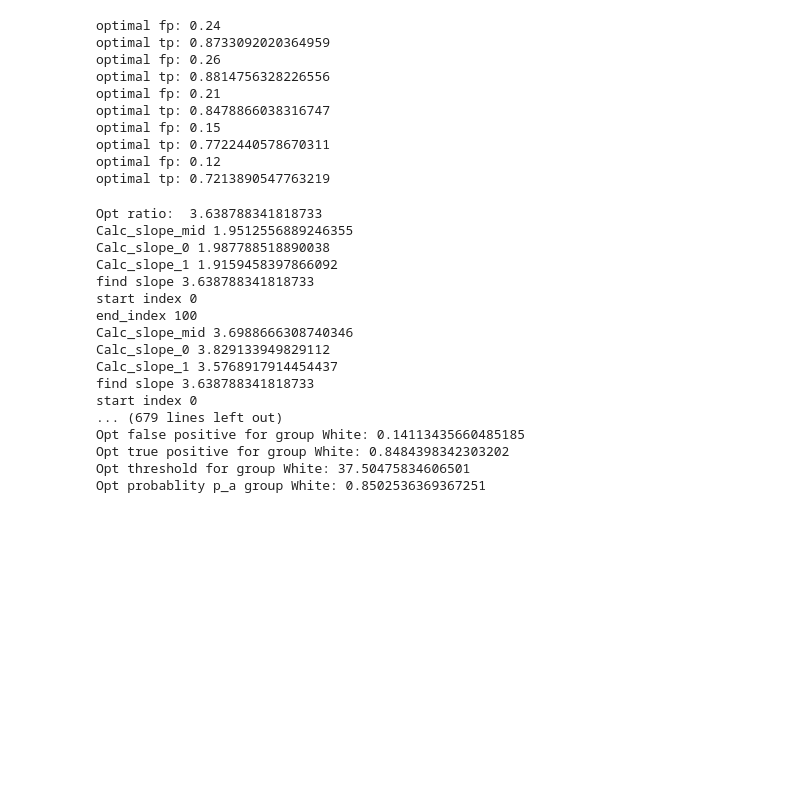
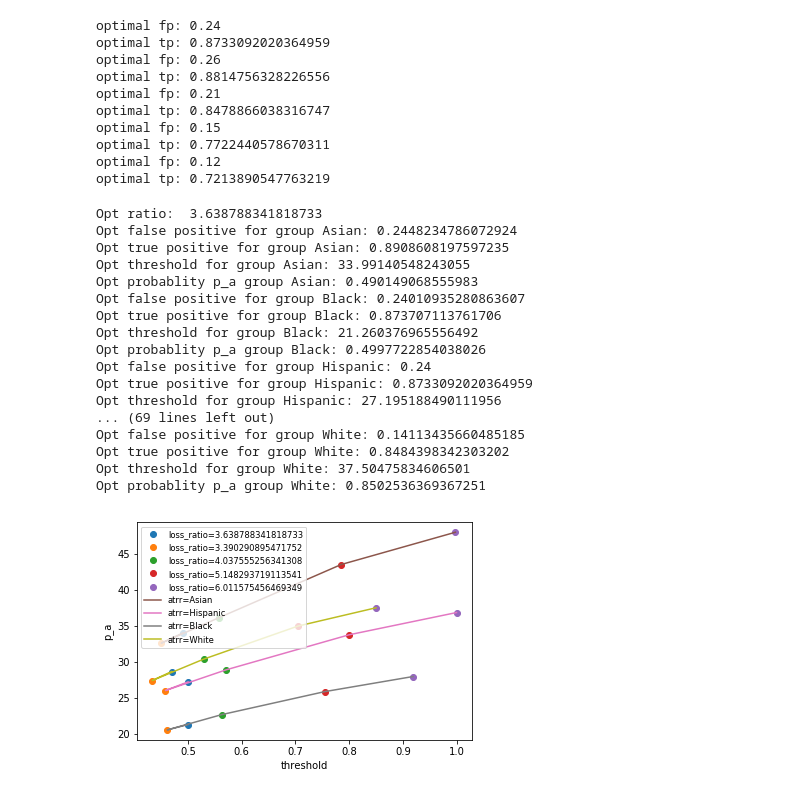
Before and after one commit to nrajanee/ExperimentsforEqOdsNondecreasingCondProbsPaper, a Jupyter notebook: explore_plot_data.ipynb, the cells around one changed output. Saved outputs shown, nothing was run; the diff lists cells and outputs as text; code cells hidden in the pictures; blank space fills up the shorter version.

Commit message:
added a plot to show how ta,pa changes when loss ratios change

```diff
--- a/explore_plot_data.ipynb
+++ b/explore_plot_data.ipynb
@@ -185,42 +183,61 @@ optimal tp: 0.7722440578670311
 optimal fp: 0.12
 optimal tp: 0.7213890547763219
 # %%
+ta_pa_attr_dict = {'Asian': ([],[]), 'Hispanic': ([],[]), 'Black':([],[]), 'White': ([],[])}
 for i in range(0,len(opt_fp_list)):
     opt_slope = opt_tp_list[i]/opt_fp_list[i]
     print('Opt ratio: ',opt_slope)
+    same_opt_ratio_ta = []
+    same_opt_ratio_pa = []
     for attr in list_attrs:
         tp_attr_list = list(eq_fpr_df[attr+'_tpr'])
         found_index_1, found_index_2 = get_indices_for_a_opt(opt_slope,eq_fpr,tp_attr_list,0,len(eq_fpr))
         threshold_attr_list = list(eq_fpr_df[attr+'_threshold'])
         fpr_1 = eq_fpr[found_index_1]
         fpr_2 = eq_fpr[found_index_2]
-        print('fpund_index_1',found_index_1)
-        print('valatindex1',fpr_1)
         tpr_1 = tp_attr_list[found_index_1]
         tpr_2 = tp_attr_list[found_index_2]
         threshold_1 = threshold_attr_list[found_index_1]
         threshold_2 = threshold_attr_list[found_index_2]
         fpa_opt,tpa_opt,threshold_a_opt = get_fpa_opt_tpa_opt_thres_a_opt(fpr_1,fpr_2,tpr_1,tpr_2,threshold_1,threshold_2,opt_slope)
         p_a = opt_fp/fpa_opt #=opt_tp/tpa_opt
+        same_opt_ratio_ta.append(threshold_a_opt)
+        same_opt_ratio_pa.append(p_a)
+        ta_pa_attr_dict[attr][0].append(p_a)
+        ta_pa_attr_dict[attr][1].append(threshold_a_opt)
         print('Opt false positive for group '+attr+':',fpa_opt)
         print('Opt true positive for group '+attr+':',tpa_opt)
         print('Opt threshold for group '+attr+':',threshold_a_opt)
         print('Opt probablity p_a group '+attr+':',p_a)
+    plt.plot(same_opt_ratio_pa,same_opt_ratio_ta,'o',label='loss_ratio='+str(opt_slope))
+
+for attr,val in ta_pa_attr_dict.items():
+    plt.plot(ta_pa_attr_dict[attr][0],ta_pa_attr_dict[attr][1],'-',label='atrr='+attr)
+
+fontP = FontProperties()
+fontP.set_size('small')
+plt.legend(loc='upper left',prop=fontP)
+
+plt.xlabel('threshold')
+plt.ylabel('p_a')
+
+plt.show()
 # %% [output]
 Opt ratio:  3.638788341818733
-Calc_slope_mid 1.9512556889246355
-Calc_slope_0 1.987788518890038
-Calc_slope_1 1.9159458397866092
-find slope 3.638788341818733
-start index 0
-end_index 100
-Calc_slope_mid 3.6988666308740346
-Calc_slope_0 3.829133949829112
-Calc_slope_1 3.5768917914454437
-find slope 3.638788341818733
-start index 0
-... (679 lines left out)
+Opt false positive for group Asian: 0.2448234786072924
+Opt true positive for group Asian: 0.8908608197597235
+Opt threshold for group Asian: 33.99140548243055
+Opt probablity p_a group Asian: 0.490149068555983
+Opt false positive for group Black: 0.24010935280863607
+Opt true positive for group Black: 0.873707113761706
+Opt threshold for group Black: 21.260376965556492
+Opt probablity p_a group Black: 0.4997722854038026
+Opt false positive for group Hispanic: 0.24
+Opt true positive for group Hispanic: 0.8733092020364959
+Opt threshold for group Hispanic: 27.195188490111956
+... (69 lines left out)
 Opt false positive for group White: 0.14113435660485185
 Opt true positive for group White: 0.8484398342303202
 Opt threshold for group White: 37.50475834606501
 Opt probablity p_a group White: 0.8502536369367251
+[figure, added]
```
Also changed, not shown: parts of 2 cells of this notebook.
